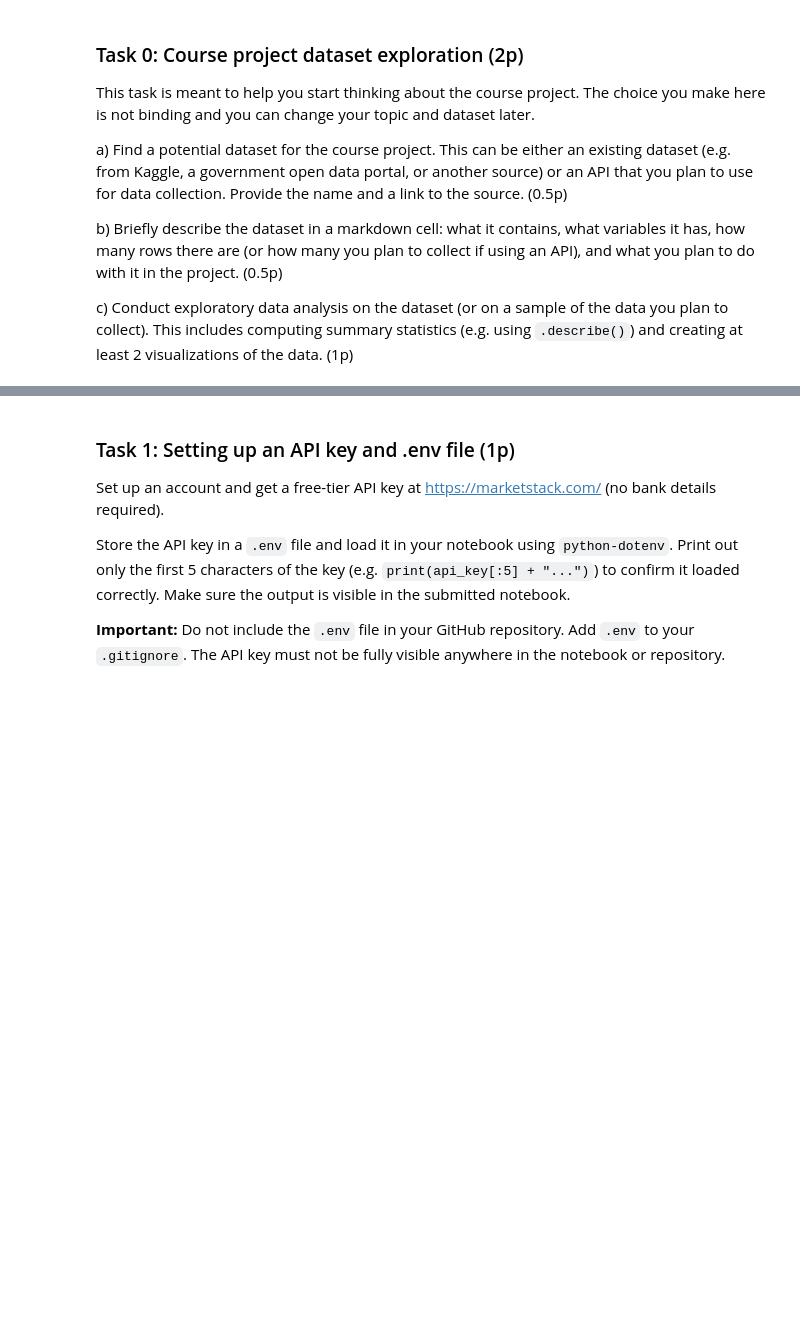
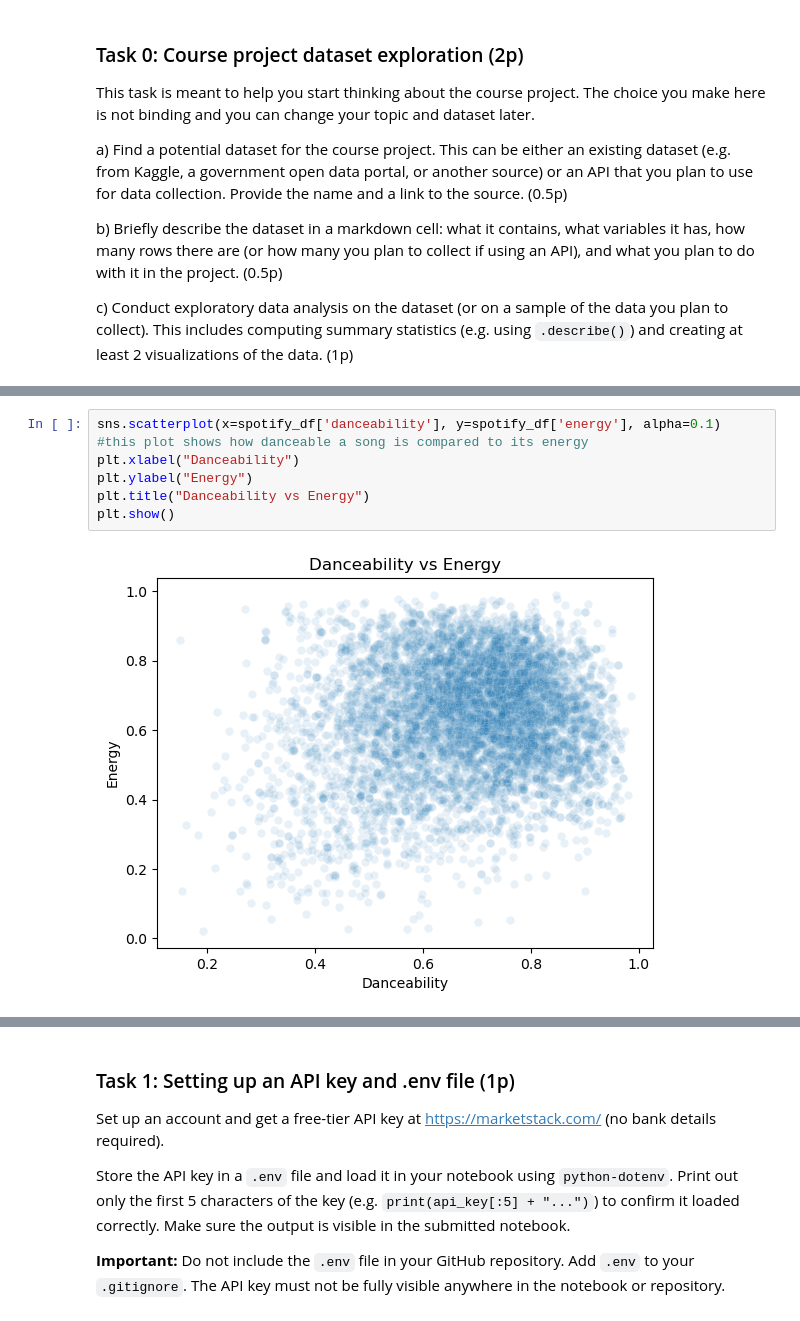
Before and after one commit to stavroulaalex/Python-BusinessIntelligence-Stav, a Jupyter notebook: assignments/assignment2/assignment2.ipynb, the cells around one changed output, grey strips where cells are left out. Cells and saved outputs as stored; diff of their text form; blank space fills up the shorter version.

```diff
--- a/assignments/assignment2/assignment2.ipynb
+++ b/assignments/assignment2/assignment2.ipynb
@@ -62,0 +137,8 @@ c) Conduct exploratory data analysis on the dataset (or on a sample of the data
+# %%
+sns.scatterplot(x=spotify_df['danceability'], y=spotify_df['energy'], alpha=0.1) #this plot shows how danceable a song is compared to its energy
+plt.xlabel("Danceability")
+plt.ylabel("Energy")
+plt.title("Danceability vs Energy")
+plt.show()
+# %% [output]
+[figure, added]
```
Also changed, not shown: parts of 15 cells of this notebook, 2 other files.
